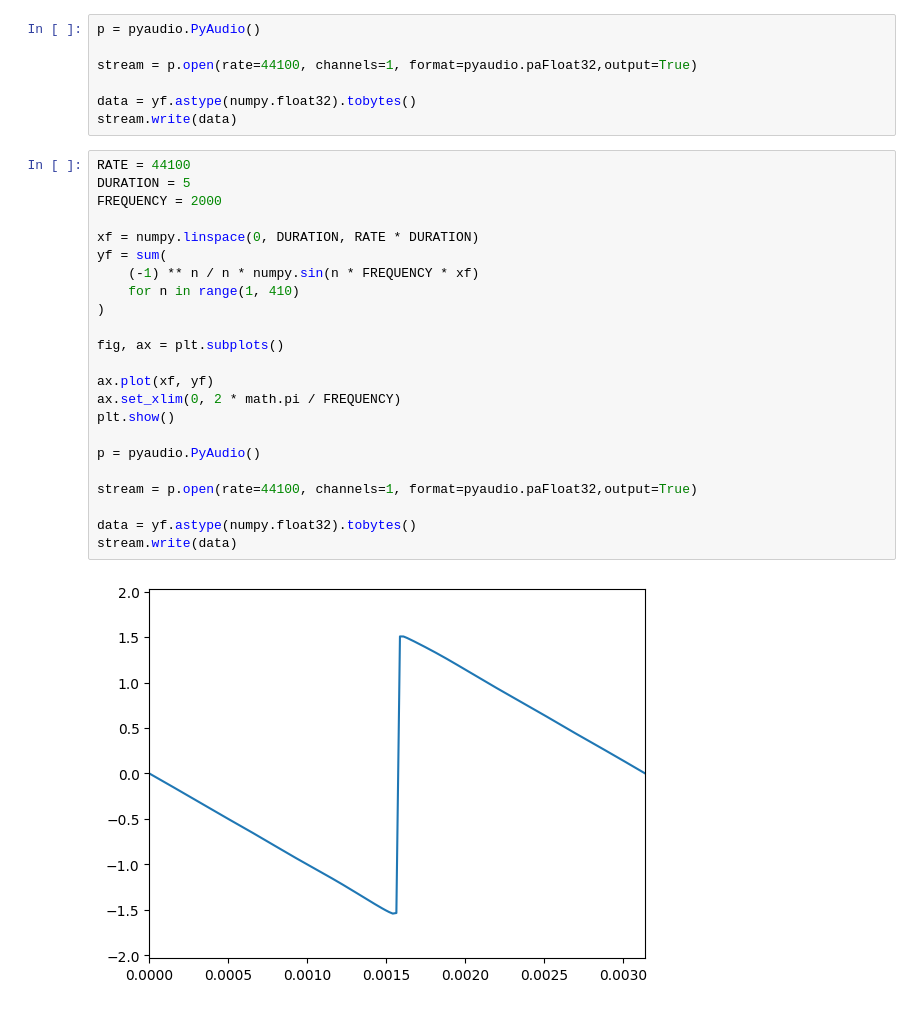
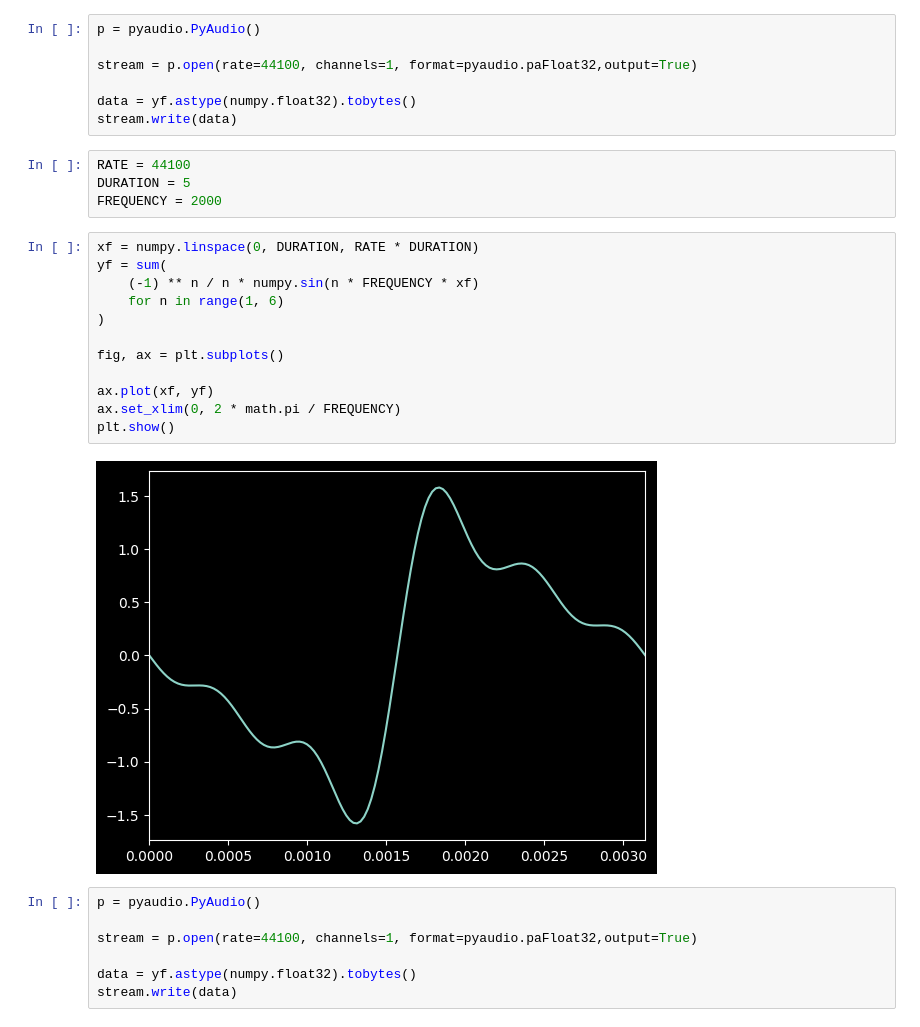
Before and after one commit to djn-hgs/fourier-intro, a Jupyter notebook: fourier_intro.ipynb, the cells around one changed output. Saved outputs shown, nothing was run; the diff lists cells and outputs as text.

```diff
--- a/fourier_intro.ipynb
+++ b/fourier_intro.ipynb
@@ -29,26 +29,26 @@ stream.write(data)
 RATE = 44100
 DURATION = 5
 FREQUENCY = 2000
-
-xf = numpy.linspace(0, DURATION, RATE * DURATION)
-yf = sum(
-    (-1) ** n / n * numpy.sin(n * FREQUENCY * xf)
-    for n in range(1, 410)
-)
-
-fig, ax = plt.subplots()
-
-ax.plot(xf, yf)
-ax.set_xlim(0, 2 * math.pi / FREQUENCY)
-plt.show()
-
-p = pyaudio.PyAudio()
-
-stream = p.open(rate=44100, channels=1, format=pyaudio.paFloat32,output=True)
-
-data = yf.astype(numpy.float32).tobytes()
-stream.write(data)
-# %% [output]
-[figure, removed]
+# %%
+xf = numpy.linspace(0, DURATION, RATE * DURATION)
+yf = sum(
+    (-1) ** n / n * numpy.sin(n * FREQUENCY * xf)
+    for n in range(1, 6)
+)
+
+fig, ax = plt.subplots()
+
+ax.plot(xf, yf)
+ax.set_xlim(0, 2 * math.pi / FREQUENCY)
+plt.show()
+# %% [output]
+[figure, added]
+# %%
+p = pyaudio.PyAudio()
+
+stream = p.open(rate=44100, channels=1, format=pyaudio.paFloat32,output=True)
+
+data = yf.astype(numpy.float32).tobytes()
+stream.write(data)
 # %%
 RATE = 44100
```
Also changed, not shown: parts of 4 cells of this notebook.
